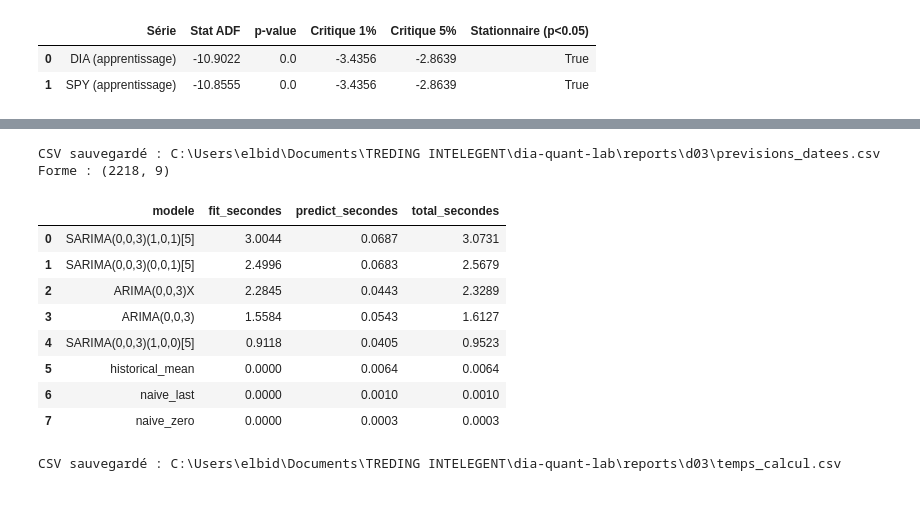
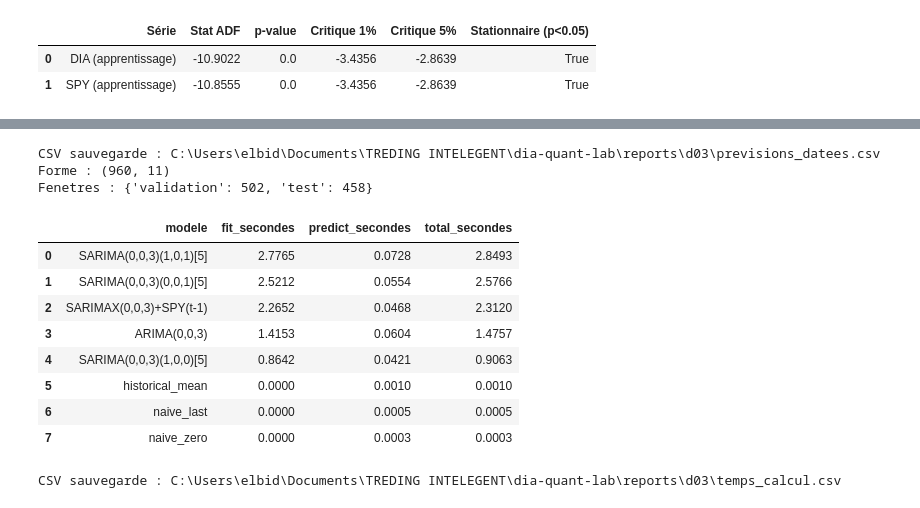
Before and after one commit to Zakaria12e/dia-quant-lab, a Jupyter notebook: notebooks/03_econometrie_moyenne.ipynb, the cells around one changed output, grey strips where cells are left out. Cells and saved outputs as stored; diff of their text form; code cells hidden in the pictures.

```diff
--- a/notebooks/03_econometrie_moyenne.ipynb
+++ b/notebooks/03_econometrie_moyenne.ipynb
@@ -248,17 +278,21 @@ Aucune information future n'est utilisée.
 Ordre non-saisonnier : meilleur ordre ARIMA. Pas de composante saisonnière.
 # %%
-print("Estimation SARIMAX…")
+nom_sarimax = (
+    "SARIMAX(" + str(p_best) + ",0," + str(q_best) + ")+SPY(t-1)"
+)
+print("Estimation", nom_sarimax, "...")
 res_sarimax = fit_state_space(
     frame, train_mask,
     order=meilleur_ordre,
     seasonal_order=(0, 0, 0, 0),
     with_exog=True,
+    nom=nom_sarimax,
 )
 print("AIC = " + str(round(res_sarimax.aic, 2)) + "  |  BIC = " + str(round(res_sarimax.bic, 2)))
 print("Temps estimation : " + str(round(res_sarimax.fit_seconds, 2)) + " s")
 print()
 df_sarimax_params = pd.DataFrame({
-    "Paramètre": res_sarimax.params.index,
+    "Parametre": res_sarimax.params.index,
     "Valeur": res_sarimax.params.values.round(6),
     "p-value": res_sarimax.pvalues.values.round(4),
     "Significatif (5%)": (res_sarimax.pvalues.values < 0.05),
@@ -429,7 +467,7 @@ for nom, res in tous_modeles.items():
         "RMSE (%)":    m["rmse_pct"],
         "MAE (%)":     m["mae_pct"],
         "Dir acc":     m["dir_acc"],
-        "R²_oos":      m["r2_oos"],
+        "R2_oos":      m["r2_oos"],
         "DM stat":     dm["dm_stat"],
         "DM p-value":  dm["pval"],
         "n":           m["n"],
@@ -438,7 +476,7 @@ for nom, res in tous_modeles.items():
 df_test = pd.DataFrame(rows_test).sort_values("RMSE (%)").reset_index(drop=True)
 display(df_test)
 df_test.to_csv(REP_D03 / "comparatif_test.csv", index=False)
-print("CSV sauvegardé :", str(REP_D03 / "comparatif_test.csv"))
+print("CSV sauvegarde :", str(REP_D03 / "comparatif_test.csv"))
 
 meilleur_test_nom = df_test.iloc[0]["modele"]
 res_meilleur = tous_modeles[meilleur_test_nom]
@@ -446,17 +484,17 @@ yhat_best = res_meilleur.predictions.reindex(test_idx)
 
 fig, ax = plt.subplots(figsize=(14, 5))
 ax.plot(y_test.index, y_test.values * 100,
-        label="Réalisé DIA", color="#1f77b4", alpha=0.65, lw=1)
+        label="Realise DIA", color="#1f77b4", alpha=0.65, lw=1)
 ax.plot(yhat_best.index, yhat_best.values * 100,
-        label="Prévu — " + meilleur_test_nom,
+        label="Prevu — " + meilleur_test_nom,
         color="#ff7f0e", alpha=0.85, lw=1.1)
 ax.axhline(0, color="black", lw=0.5, ls="--")
 ax.set_xlabel("Date")
 ax.set_ylabel("Rendement log (%)")
-ax.set_title("Prévision vs Réalisé — Fenêtre de test")
+ax.set_title("Prevision vs Realise — Fenetre de test")
 ax.legend()
 plt.tight_layout()
 fig.savefig(REP_FIG / "prevision_vs_realise_test.png", dpi=120, bbox_inches="tight")
 plt.show()
-print("Figure sauvegardée :", str(REP_FIG / "prevision_vs_realise_test.png"))
+print("Figure sauvegardee :", str(REP_FIG / "prevision_vs_realise_test.png"))
 # %% [output]
@@ -475,38 +513,63 @@ Figure sauvegardée : C:\Users\elbid\Documents\TREDING INTELEGENT\dia-quant-lab\
 # %%
-df_previsions = pd.DataFrame({"dia_ret_realise": frame["dia_ret"]})
+# previsions_datees.csv : validation + test uniquement
+# Colonnes : date_cible (index), date_prevision (J-1 ouvre), fenetre,
+#            dia_ret_realise, [un modele par colonne]
+val_test_idx = dec["validation"].index.append(dec["test"].index).sort_values()
+
+full_idx = frame.index
+prev_map = {}
+for i, d in enumerate(full_idx):
+    prev_map[d] = full_idx[i - 1] if i > 0 else pd.NaT
+
+fenetre_map = {}
+for d in dec["validation"].index:
+    fenetre_map[d] = "validation"
+for d in dec["test"].index:
+    fenetre_map[d] = "test"
+
+df_prev = pd.DataFrame({
+    "date_prevision":  [prev_map.get(d, pd.NaT) for d in val_test_idx],
+    "fenetre":         [fenetre_map[d] for d in val_test_idx],
+    "dia_ret_realise": frame.loc[val_test_idx, "dia_ret"].values,
+})
+df_prev.index = val_test_idx
+df_prev.index.name = "date_cible"
+
 for nom, res in tous_modeles.items():
-    df_previsions[nom] = res.predictions.reindex(frame.index)
-df_previsions.index.name = "date"
-df_previsions.to_csv(REP_D03 / "previsions_datees.csv")
-print("CSV sauvegardé :", str(REP_D03 / "previsions_datees.csv"))
-print("Forme :", df_previsions.shape)
+    df_prev[nom] = res.predictions.reindex(val_test_idx).values
+
+df_prev.to_csv(REP_D03 / "previsions_datees.csv")
+print("CSV sauvegarde :", str(REP_D03 / "previsions_datees.csv"))
+print("Forme :", df_prev.shape)
+print("Fenetres :", df_prev["fenetre"].value_counts().to_dict())
 
 rows_temps = []
 for nom, res in tous_modeles.items():
     rows_temps.append({
         "modele":           nom,
         "fit_secondes":     round(res.fit_seconds, 4),
         "predict_secondes": round(res.predict_seconds, 4),
         "total_secondes":   round(res.fit_seconds + res.predict_seconds, 4),
     })
 df_temps = (
     pd.DataFrame(rows_temps)
     .sort_values("total_secondes", ascending=False)
     .reset_index(drop=True)
 )
 display(df_temps)
 df_temps.to_csv(REP_D03 / "temps_calcul.csv", index=False)
-print("CSV sauvegardé :", str(REP_D03 / "temps_calcul.csv"))
+print("CSV sauvegarde :", str(REP_D03 / "temps_calcul.csv"))
 # %% [output]
-CSV sauvegardé : C:\Users\elbid\Documents\TREDING INTELEGENT\dia-quant-lab\reports\d03\previsions_datees.csv
-Forme : (2218, 9)
+CSV sauvegarde : C:\Users\elbid\Documents\TREDING INTELEGENT\dia-quant-lab\reports\d03\previsions_datees.csv
+Forme : (960, 11)
+Fenetres : {'validation': 502, 'test': 458}
 |  | modele | fit_secondes | predict_secondes | total_secondes |
-| 0 | SARIMA(0,0,3)(1,0,1)[5] | 3.0044 | 0.0687 | 3.0731 |
-| 1 | SARIMA(0,0,3)(0,0,1)[5] | 2.4996 | 0.0683 | 2.5679 |
-| 2 | ARIMA(0,0,3)X | 2.2845 | 0.0443 | 2.3289 |
-| 3 | ARIMA(0,0,3) | 1.5584 | 0.0543 | 1.6127 |
-| 4 | SARIMA(0,0,3)(1,0,0)[5] | 0.9118 | 0.0405 | 0.9523 |
-| 5 | historical_mean | 0.0000 | 0.0064 | 0.0064 |
-| 6 | naive_last | 0.0000 | 0.0010 | 0.0010 |
+| 0 | SARIMA(0,0,3)(1,0,1)[5] | 2.7765 | 0.0728 | 2.8493 |
+| 1 | SARIMA(0,0,3)(0,0,1)[5] | 2.5212 | 0.0554 | 2.5766 |
+| 2 | SARIMAX(0,0,3)+SPY(t-1) | 2.2652 | 0.0468 | 2.3120 |
+| 3 | ARIMA(0,0,3) | 1.4153 | 0.0604 | 1.4757 |
+| 4 | SARIMA(0,0,3)(1,0,0)[5] | 0.8642 | 0.0421 | 0.9063 |
+| 5 | historical_mean | 0.0000 | 0.0010 | 0.0010 |
+| 6 | naive_last | 0.0000 | 0.0005 | 0.0005 |
 | 7 | naive_zero | 0.0000 | 0.0003 | 0.0003 |
-CSV sauvegardé : C:\Users\elbid\Documents\TREDING INTELEGENT\dia-quant-lab\reports\d03\temps_calcul.csv
+CSV sauvegarde : C:\Users\elbid\Documents\TREDING INTELEGENT\dia-quant-lab\reports\d03\temps_calcul.csv
```
Also changed, not shown: parts of 19 cells of this notebook, 8 other files.
